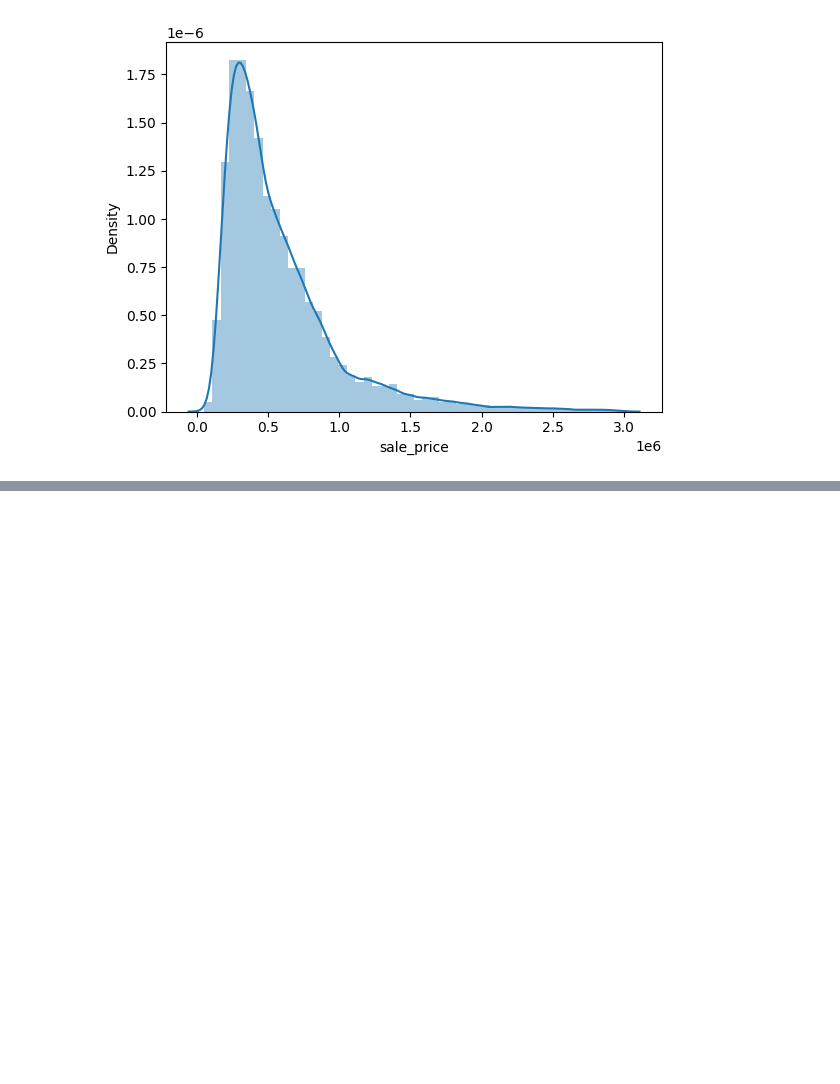
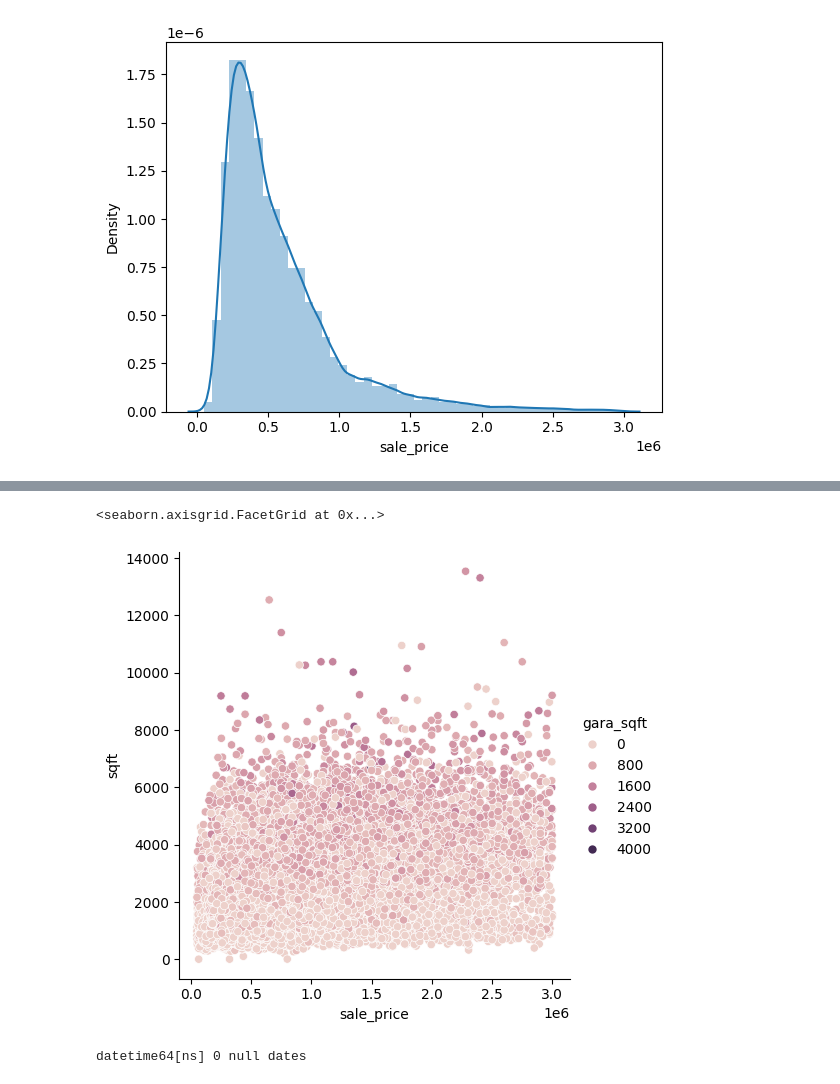
Before and after one commit to Shally-1997/project_house_prediction, a Jupyter notebook: HousePrice.ipynb, the cells around one changed output, grey strips where cells are left out. Cells and saved outputs as stored; diff of their text form; code cells hidden in the pictures; blank space fills up the shorter version.

```diff
--- a/HousePrice.ipynb
+++ b/HousePrice.ipynb
@@ -326,0 +335,10 @@ for col in df1.columns:
+# %%
+sns.relplot(x='sale_price', y='sqft', hue='gara_sqft', data=df1)
+# %% [output]
+<seaborn.axisgrid.FacetGrid at 0x...>
+[figure, added]
+# %%
+df1['sale_date'] = pd.to_datetime(df1['sale_date'], errors='coerce')
+print(df1['sale_date'].dtype, df1['sale_date'].isnull().sum(), "null dates")
+# %% [output]
+datetime64[ns] 0 null dates
```
Also changed, not shown: parts of 17 cells of this notebook, 2 other files.
